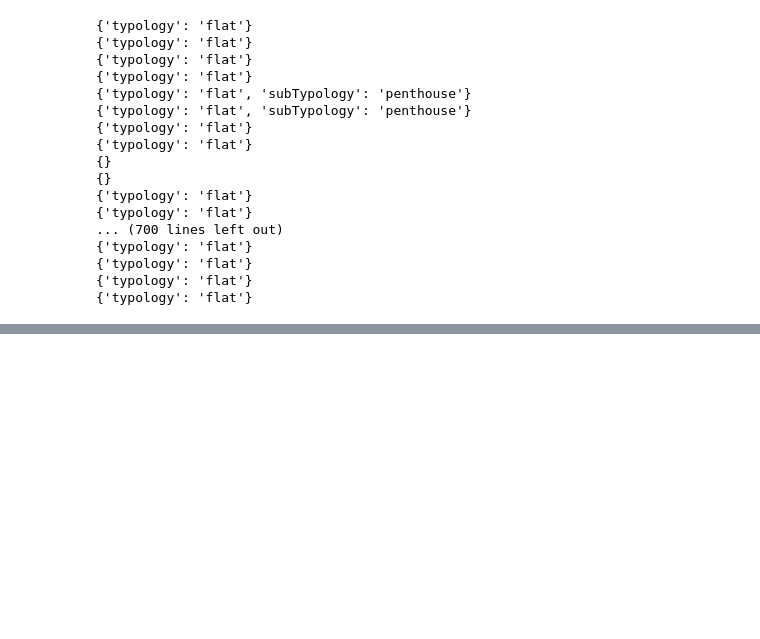
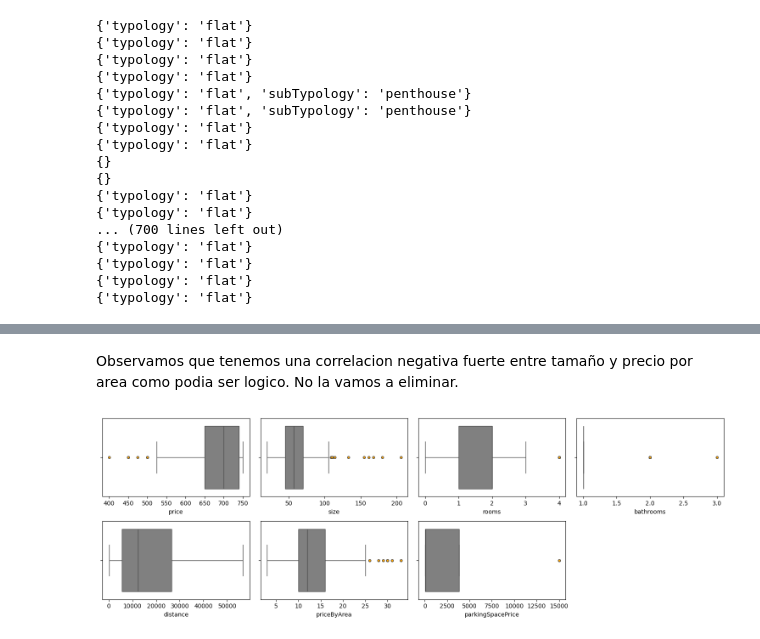
Before and after one commit to adrims10/Proyecto7-PrediccionCasas, a Jupyter notebook: 1-Exploracion_de_datos.ipynb, the cells around one changed output, grey strips where cells are left out. Saved outputs shown, nothing was run; the diff lists cells and outputs as text; code cells hidden in the pictures; blank space fills up the shorter version.

```diff
--- a/1-Exploracion_de_datos.ipynb
+++ b/1-Exploracion_de_datos.ipynb
@@ -202,0 +202,7 @@ Visualizador.plot_numericas()           #Visualizamos las variables numericas pa
+# %% [markdown]
+Observamos que tenemos una correlacion negativa fuerte entre tamaño y precio por area como podia ser logico.
+No la vamos a eliminar.
+# %%
+Visualizador.deteccion_outliers()               #visualizamos los outlaiers
+# %% [output]
+[figure, added]
```
Also changed, not shown: parts of 12 cells of this notebook, 11 other files.
